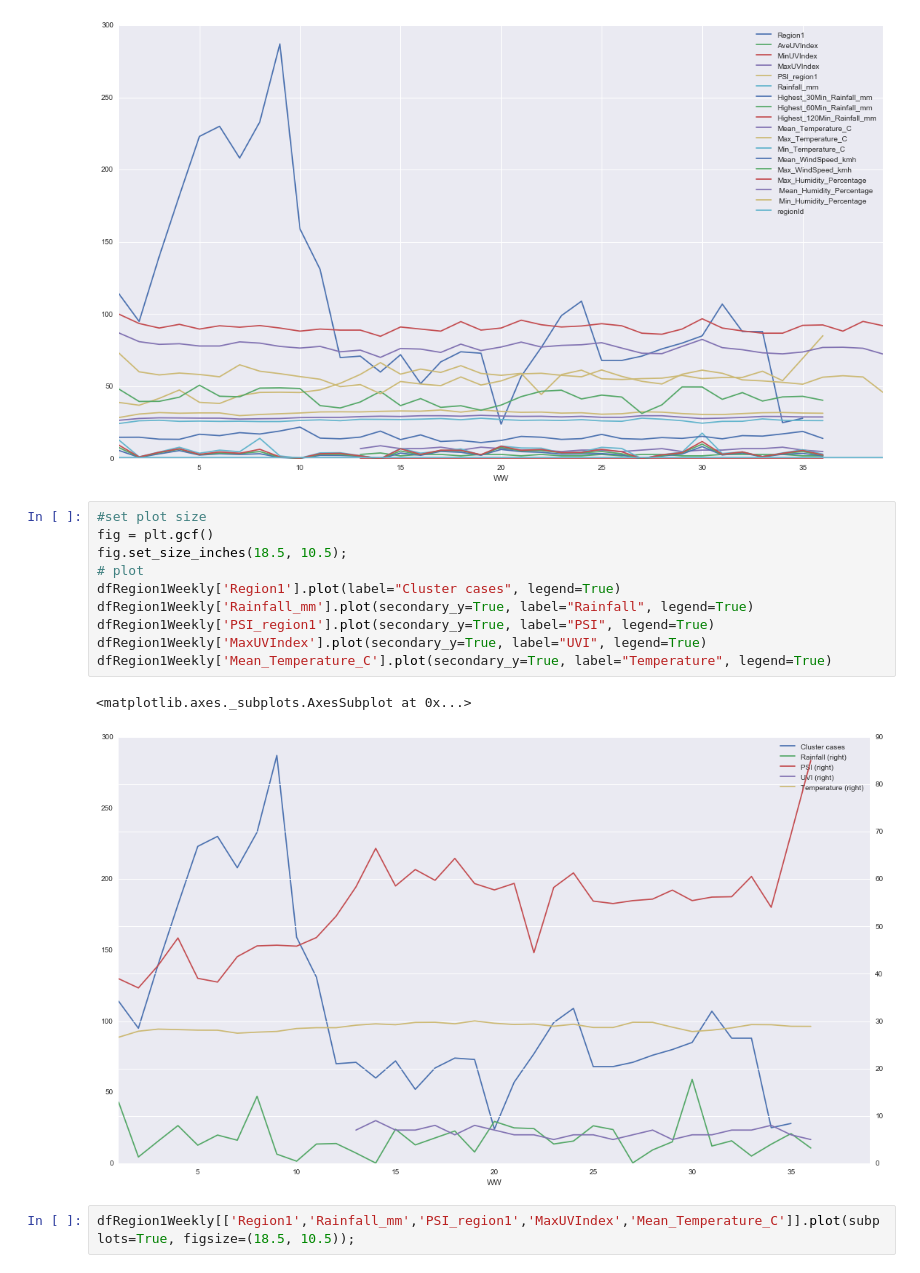
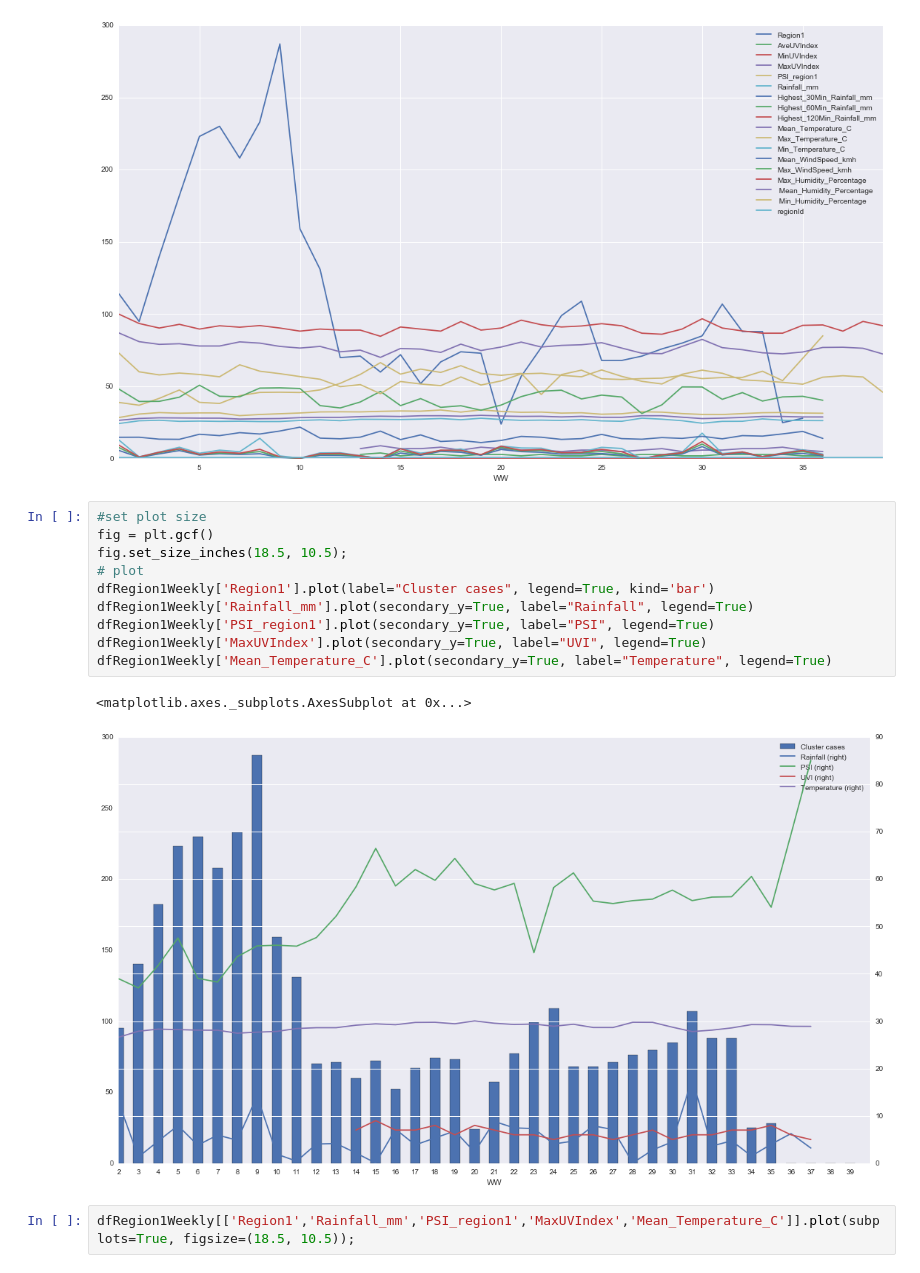
Before and after one commit to arynchoong/MTech-KE-DWBA, a Jupyter notebook: notebooks/DengueClustersReg1.ipynb, the cells around one changed output. Drawn from its saved outputs; the diff is of its cells as text.

Commit message:
Added bar type plot

```diff
--- a/notebooks/DengueClustersReg1.ipynb
+++ b/notebooks/DengueClustersReg1.ipynb
@@ -55,16 +64,16 @@ dfRegion1Weekly.plot(figsize=(18.5, 10.5));
 # %%
 #set plot size
 fig = plt.gcf()
 fig.set_size_inches(18.5, 10.5);
 # plot
-dfRegion1Weekly['Region1'].plot(label="Cluster cases", legend=True)
+dfRegion1Weekly['Region1'].plot(label="Cluster cases", legend=True, kind='bar')
 dfRegion1Weekly['Rainfall_mm'].plot(secondary_y=True, label="Rainfall", legend=True)
 dfRegion1Weekly['PSI_region1'].plot(secondary_y=True, label="PSI", legend=True)
 dfRegion1Weekly['MaxUVIndex'].plot(secondary_y=True, label="UVI", legend=True)
 dfRegion1Weekly['Mean_Temperature_C'].plot(secondary_y=True, label="Temperature", legend=True)
 # %% [output]
 <matplotlib.axes._subplots.AxesSubplot at 0x...>
-[figure, old version]
+[figure, new version]
 # %%
 dfRegion1Weekly[['Region1','Rainfall_mm','PSI_region1','MaxUVIndex','Mean_Temperature_C']].plot(subplots=True, figsize=(18.5, 10.5));
 # %% [output]
```
Also changed, not shown: parts of 2 cells of this notebook, 4 other files.
